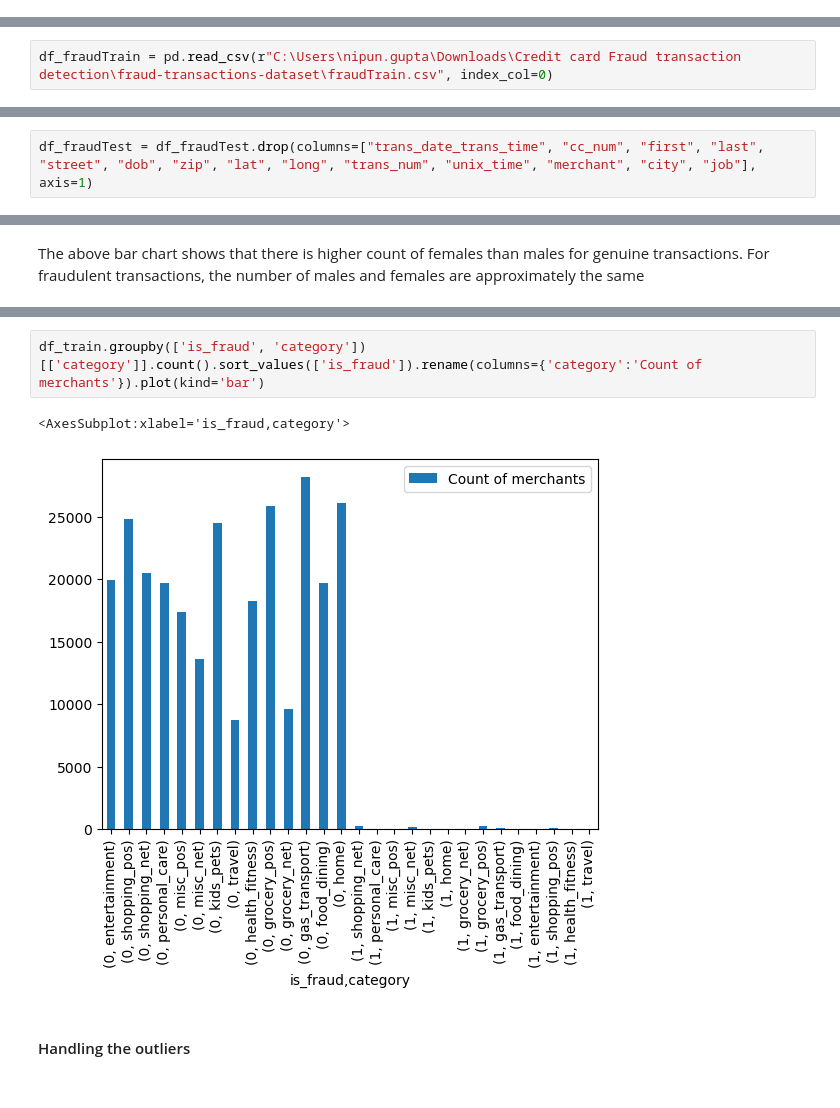
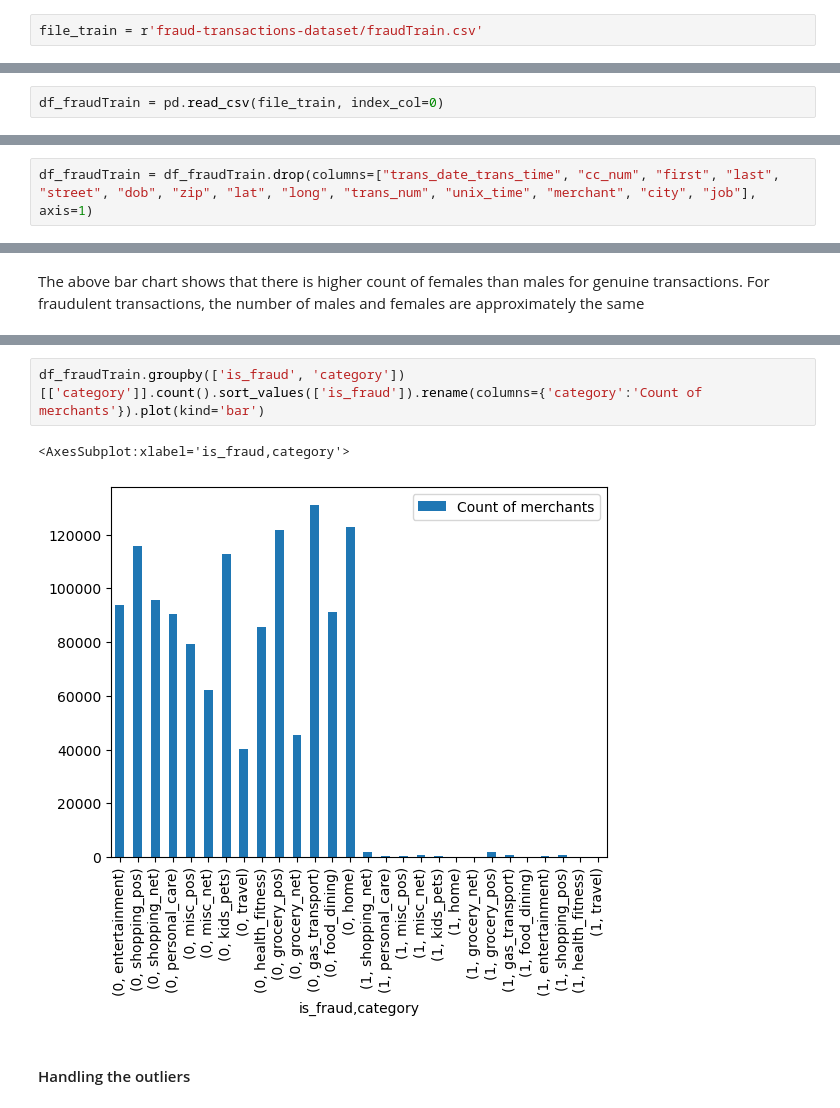
Before and after one commit to nipun1992/Credit-Card-Transaction-Fraud-Detection, a Jupyter notebook: Deep Learning - Fraud Detection.ipynb, the cells around one changed output, grey strips where cells are left out. Cells and saved outputs as stored; diff of their text form.

```diff
--- a/Deep Learning - Fraud Detection.ipynb
+++ b/Deep Learning - Fraud Detection.ipynb
@@ -73,0 +89,2 @@ os.listdir(data_dir)
+# %%
+file_train = r'fraud-transactions-dataset/fraudTrain.csv'
@@ -74,7 +95,7 @@ os.listdir(data_dir)
 # %% [markdown]
 Reading the dataset using pandas
 # %%
-df_fraudTrain = pd.read_csv(r"C:\Users\nipun.gupta\Downloads\Credit card Fraud transaction detection\fraud-transactions-dataset\fraudTrain.csv", index_col=0)
+df_fraudTrain = pd.read_csv(file_train, index_col=0)
 # %%
 df_fraudTrain.shape
 # %% [output]
@@ -199,5 +224,5 @@ Based on domain knowledge, the attributes that will not be useful for fraud dete
 
  These attributes can be dropped
 # %%
-df_fraudTest = df_fraudTest.drop(columns=["trans_date_trans_time", "cc_num", "first", "last", "street", "dob", "zip", "lat", "long", "trans_num", "unix_time", "merchant", "city", "job"], axis=1)
+df_fraudTrain = df_fraudTrain.drop(columns=["trans_date_trans_time", "cc_num", "first", "last", "street", "dob", "zip", "lat", "long", "trans_num", "unix_time", "merchant", "city", "job"], axis=1)
 # %%
@@ -504,8 +465,8 @@ df_train.groupby(['is_fraud', 'category'])[['category']].count().sort_values(['i
 # %%
-df_train.groupby(['is_fraud', 'category'])[['category']].count().sort_values(['is_fraud']).rename(columns={'category':'Count of merchants'}).plot(kind='bar')
+df_fraudTrain.groupby(['is_fraud', 'category'])[['category']].count().sort_values(['is_fraud']).rename(columns={'category':'Count of merchants'}).plot(kind='bar')
 # %% [output]
 <AxesSubplot:xlabel='is_fraud,category'>
-[figure, old version]
+[figure, new version]
 # %% [markdown]
 #### Handling the outliers
 # %%
```
Also changed, not shown: parts of 148 cells of this notebook.
